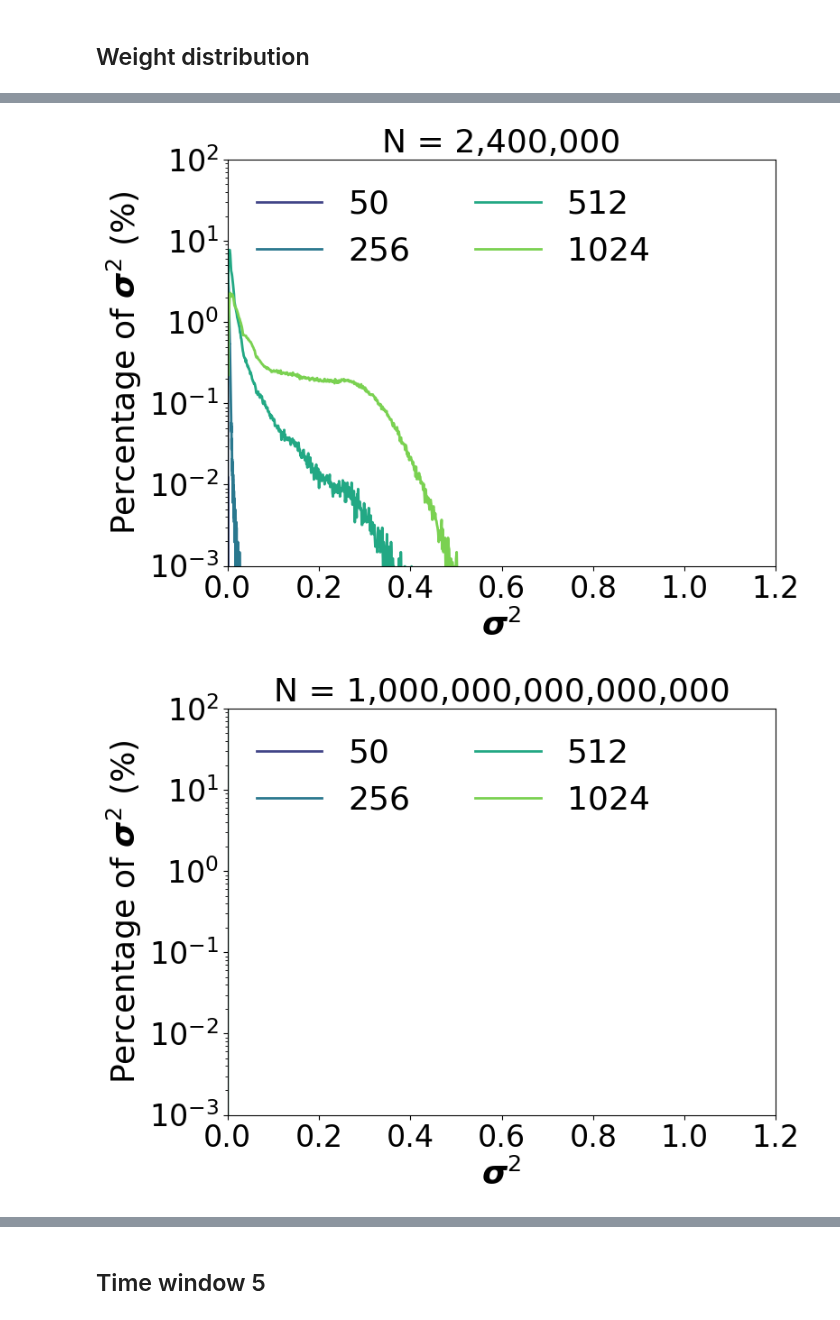
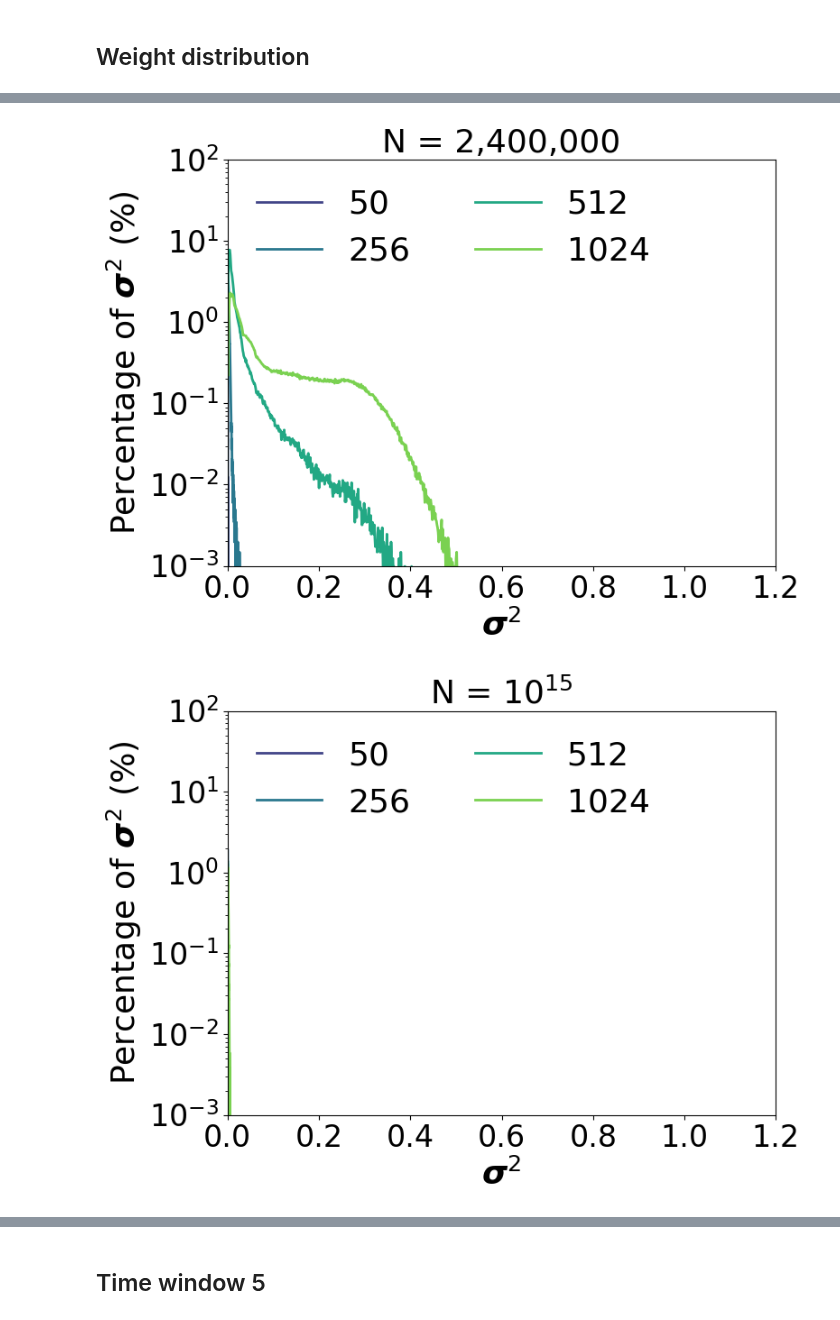
Before and after one commit to kellian-cottart/mesu-pmnist, a Jupyter notebook: figure-pmnist-N-study.ipynb, the cells around one changed output, grey strips where cells are left out. Saved outputs shown, nothing was run; the diff lists cells and outputs as text; code cells hidden in the pictures.

```diff
--- a/figure-pmnist-N-study.ipynb
+++ b/figure-pmnist-N-study.ipynb
@@ -176,32 +155,32 @@ for N_studied in df["N"].unique():
     result_df = pd.DataFrame(rows)
     bins = 500
     fig, ax = plt.subplots(figsize=(8, 6))
     for idx, row in result_df.iterrows():
         # histogram of the weights
         full_sigma = jnp.concatenate([row['sigma_1'], row['sigma_2']]) ** 2
         hist, bin_edges = jnp.histogram(full_sigma, bins=bins, density=True)
         # Normalize so area sums to 1, then convert to percentage
         bin_width = bin_edges[1] - bin_edges[0]
         hist_percent = hist * bin_width * 100
         ax.plot(bin_edges[:-1], hist_percent, label=row['layers'], color=colors[idx % len(colors)], linewidth=2)
     # semilogy
     ax.set_yscale('log')
     ax.set_ylim(1e-3, 100)
     ax.set_xlim(0, 1.2)
     ax.set_xlabel(r"$\boldsymbol{\sigma}^2$", fontsize=FONTSIZE)
     ax.set_ylabel(r"Percentage of $\boldsymbol{\sigma}^2$ (%)", fontsize=FONTSIZE)
     ax.tick_params(axis='both', which='major', labelsize=TICKSIZE)
-    N_name = re.sub(r'(\d)(?=(\d{3})+(?!\d))', r'\1,', str(N_studied))
+    N_name = re.sub(r'(\d)(?=(\d{3})+(?!\d))', r'\1,', str(N_studied)) if len(str(N_studied)) < 10 else r"$10^{{{}}}$".format(len(str(N_studied)) - 1)
     ax.set_title(f"N = {N_name}", fontsize=FONTSIZE)
     ax.legend(fontsize=LEGENDSIZE, title_fontsize=FONTSIZE, frameon=False, loc='upper left', ncol=2)
     plt.tight_layout()
     #save figure
     fig.savefig(os.path.join(FOLDER, f"pmnist-N-study-histogram-N={N_studied}.svg"), format="svg", bbox_inches='tight')
     fig.savefig(os.path.join(FOLDER, f"pmnist-N-study-histogram-N={N_studied}.pdf"), format="pdf", bbox_inches='tight')
 # %% [output]
 [figure]
 [figure]
 [figure]
 [figure]
 [figure]
-[figure, old version]
+[figure, new version]
```
Also changed, not shown: parts of 4 cells of this notebook, 4 other files.
